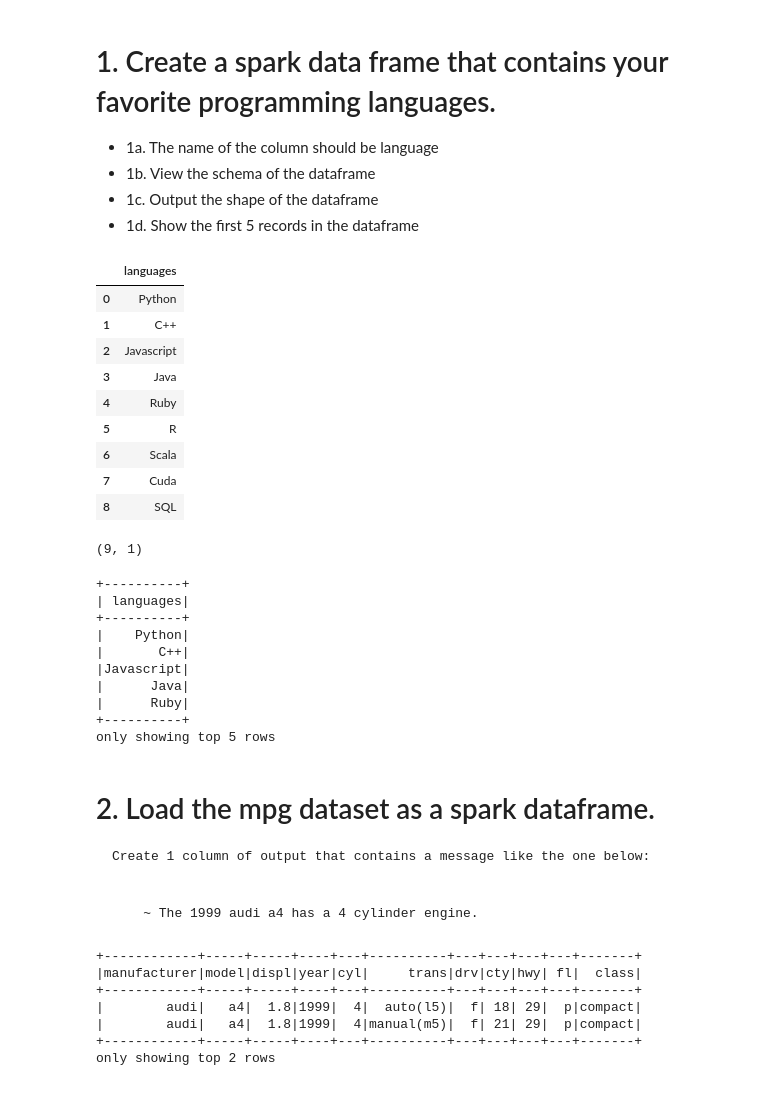
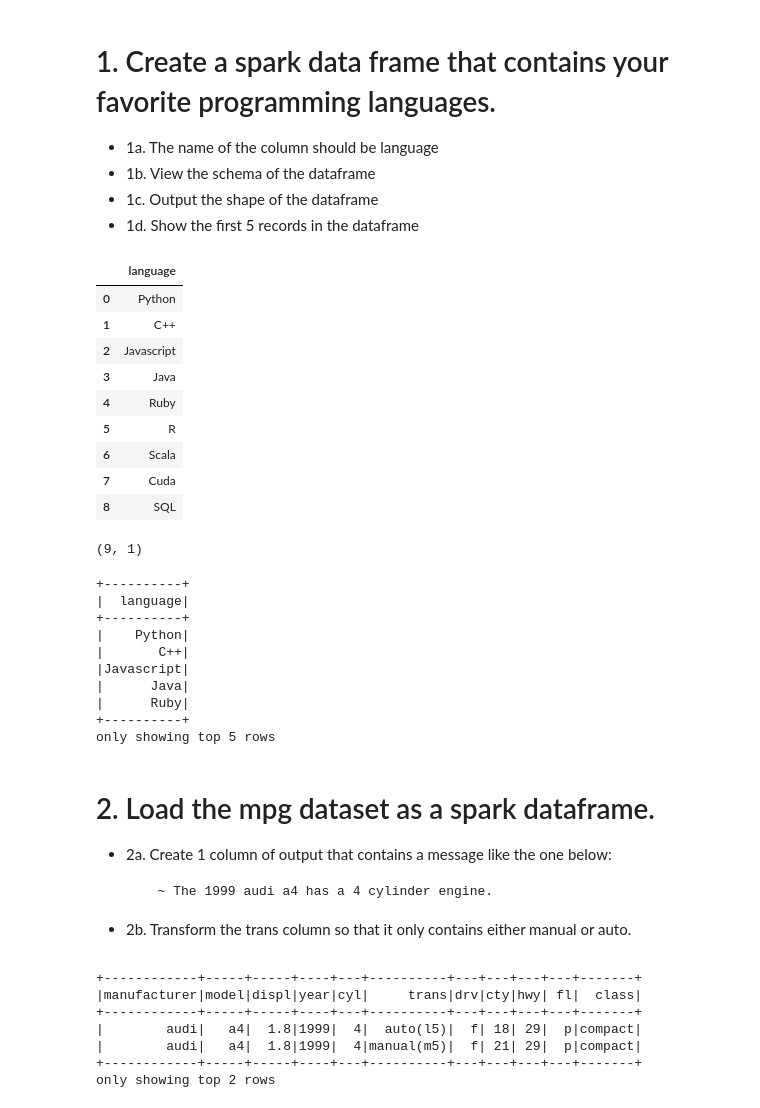
Before and after one commit to jeremiah-toribio/spark-exercises, a Jupyter notebook: spark-exercises.ipynb, the cells around one changed output. Drawn from its saved outputs; the diff is of its cells as text; code cells hidden in the pictures.

```diff
--- a/spark-exercises.ipynb
+++ b/spark-exercises.ipynb
@@ -17,12 +17,12 @@ session = pyspark.sql.SparkSession.builder.getOrCreate()
 # %%
 # 1a. The name of the column should be language
 # 1b. View the schema of the dataframe
 data = ['Python','C++','Javascript','Java','Ruby','R','Scala','Cuda','SQL']
 
-df = pd.DataFrame(data, columns=['languages'])
+df = pd.DataFrame(data, columns=['language'])
 df
 # %% [output]
-|  | languages |
+|  | language |
 | 0 | Python |
 | 1 | C++ |
 | 2 | Javascript |
@@ -44,7 +44,7 @@ df.count(), len(df.columns)
 df.show(5)
 # %% [output]
 +----------+
-| languages|
+|  language|
 +----------+
 |    Python|
 |       C++|
@@ -56,10 +56,11 @@ only showing top 5 rows
 # %% [markdown]
 # 2. Load the mpg dataset as a spark dataframe.
 
-    Create 1 column of output that contains a message like the one below:
-
+- 2a. Create 1 column of output that contains a message like the one below:
 
         ~ The 1999 audi a4 has a 4 cylinder engine.
+
+- 2b. Transform the trans column so that it only contains either manual or auto.
 # %%
 from pydataset import data
 # %%
```
Also changed, not shown: parts of 11 cells of this notebook.
